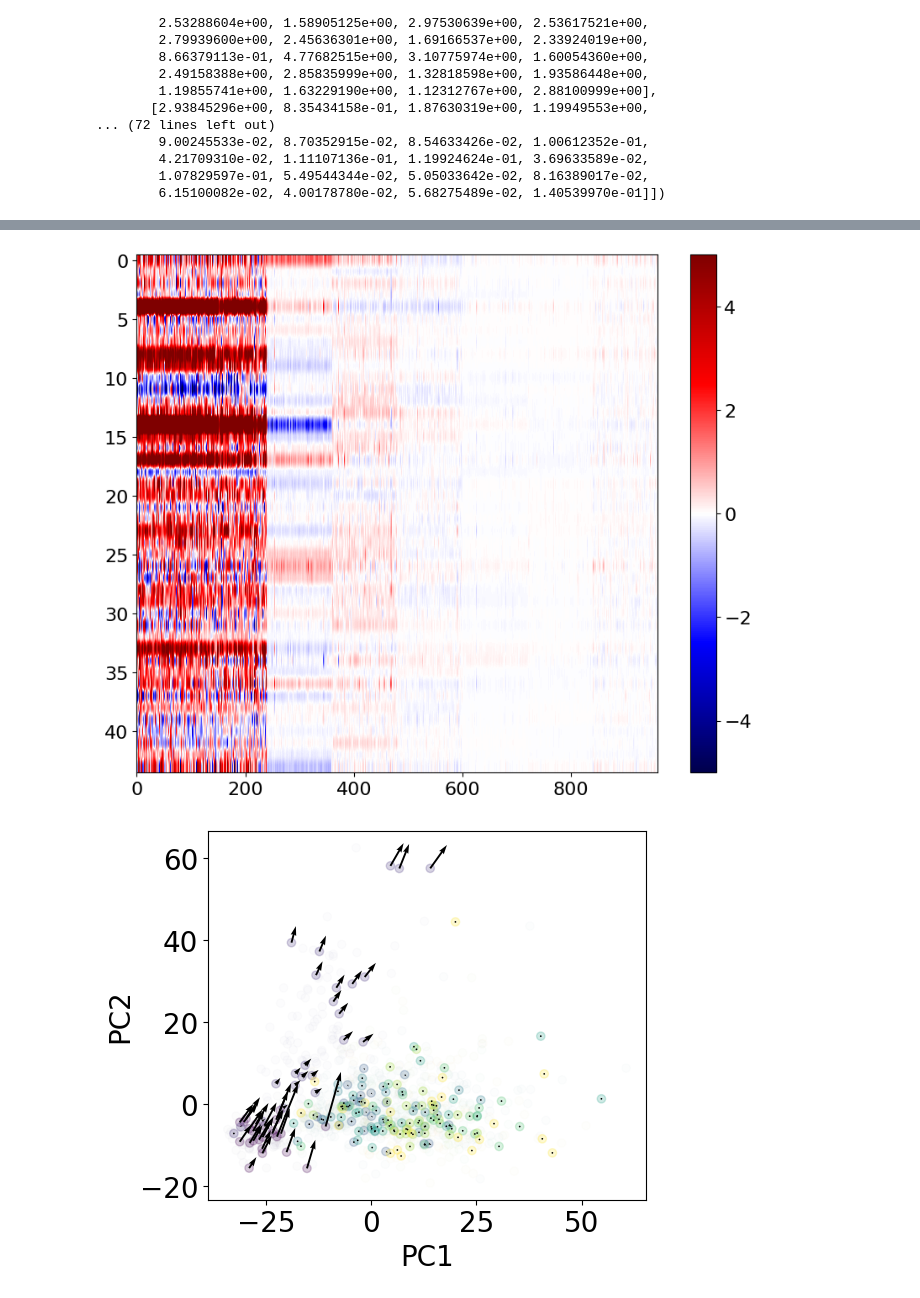
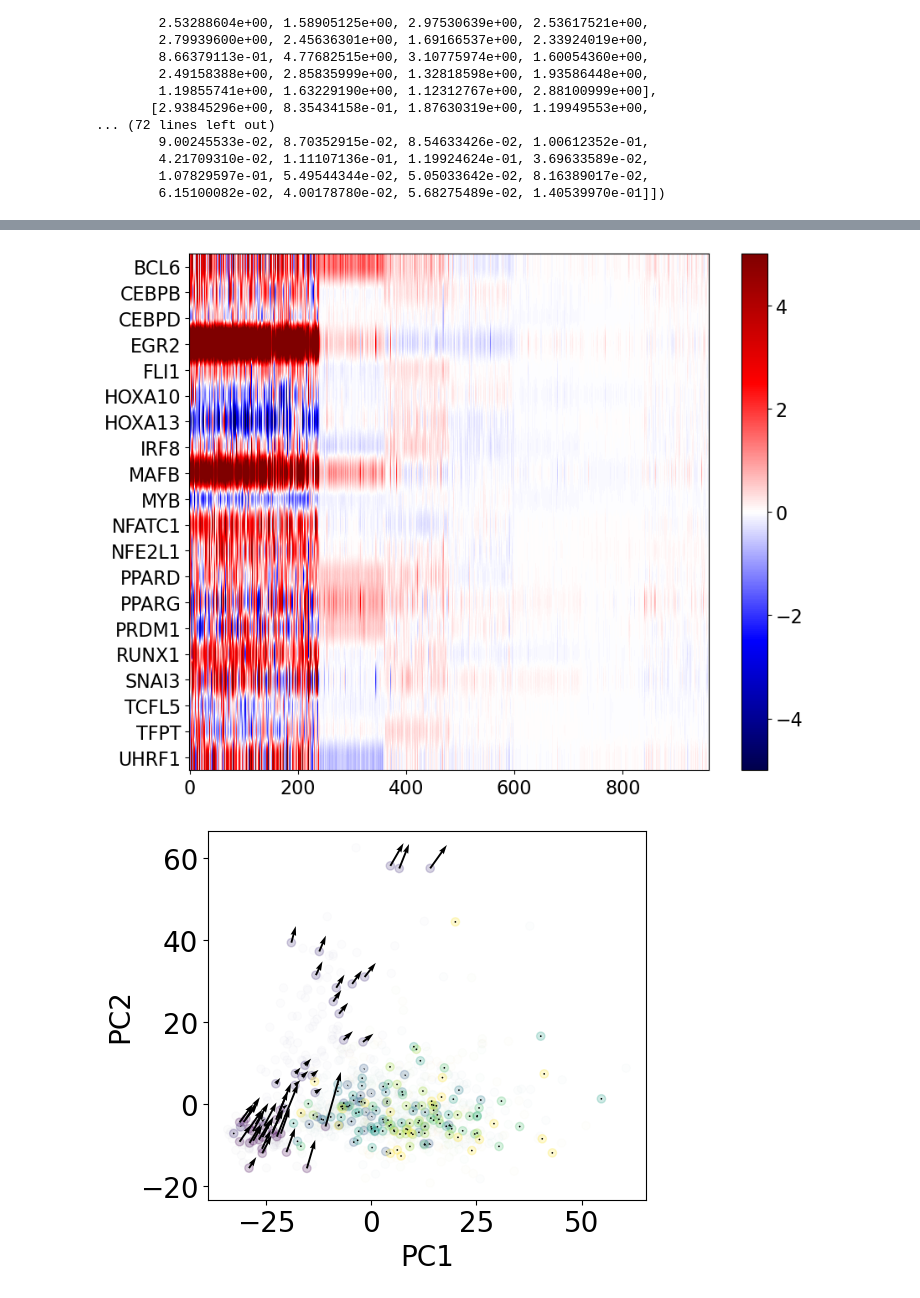
Before and after one commit to NoahElRimawiFine/OT-Velocity, a Jupyter notebook: Scripts/Kouno-myVelo.ipynb, the cells around one changed output, grey strips where cells are left out. Drawn from its saved outputs; the diff is of its cells as text; code cells hidden in the pictures.

```diff
--- a/Scripts/Kouno-myVelo.ipynb
+++ b/Scripts/Kouno-myVelo.ipynb
@@ -115,8 +112,10 @@ Here we compute PCA and visualize the first 2 PCs according to time:
 #plt.rcParams["figure.figsize"] = (8,5)
 counts_pca,pca = visualize_pca(counts,labels,group_labels,viz_opt='pca')
 # %%
+plt.rcParams["figure.figsize"] = (6,5)
 for i in range(Nt):
     idx = np.where( labels == i )
     plt.scatter( counts_pca[idx,0], counts_pca[idx,1], label=group_labels[i])
 plt.legend()
+plt.show()
 # %% [output]
@@ -249,15 +202,17 @@ idx_genes
 # %%
 plt.rcParams["figure.figsize"] = (10,8)
 if velocities_signed.shape[0] == 44:
     plt.imshow( velocities_signed[idx_genes,:], aspect='auto',cmap='seismic')
+    plt.yticks(range(len(idx_genes)),gene_names)
 else:
     plt.imshow( velocities_signed, aspect='auto',cmap='seismic')
     plt.yticks(range(len(idx_genes)),gene_names)
 plt.clim([-5,5])
+
 plt.colorbar()
 plt.show()
 # %% [output]
-[figure, old version]
+[figure, new version]
 # %%
 num_cells_per_step = 120
 # %%
```
Also changed, not shown: parts of 22 cells of this notebook.
